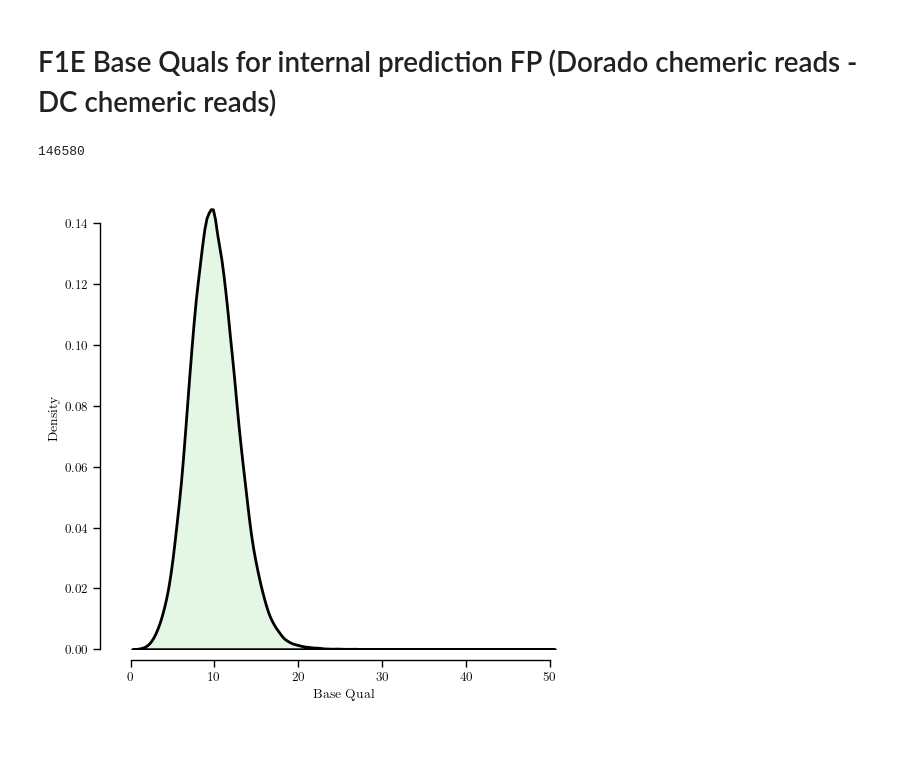
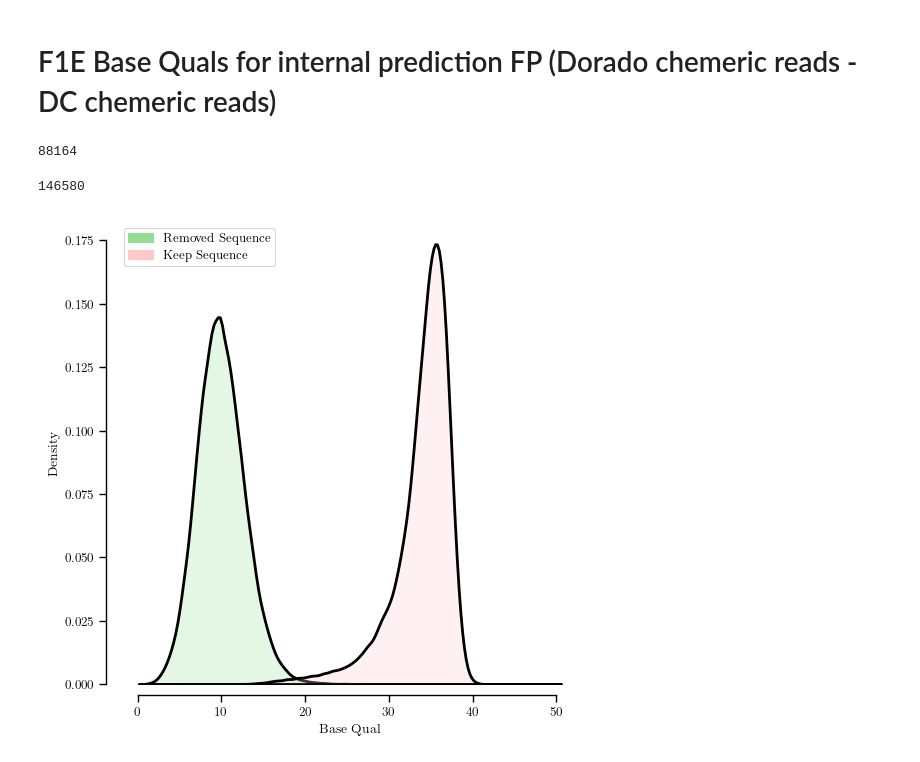
Before and after one commit to cauliyang/deepchopper-paper, a Jupyter notebook: figures/figures.ipynb, the cells around one changed output. Saved outputs shown, nothing was run; the diff lists cells and outputs as text; code cells hidden in the pictures.

```diff
--- a/figures/figures.ipynb
+++ b/figures/figures.ipynb
@@ -152,6 +159,14 @@ plt.savefig(f'blat_for_fp_internal_prediction_cmp_with_dorado.pdf',
 # F1E Base Quals for internal prediction FP (Dorado chemeric reads - DC chemeric reads)
 # %%
 import json
+# %%
+def plot_qual(file_path):
+    from needletail import parse_fastx_file
+    quals = []
+    for record in parse_fastx_file(file_path):
+        current_quals = [ord(i) - 33 for i in list(record.qual)]
+        quals.append(sum(current_quals)/len(current_quals))
+    return quals
 # %%
 # load data
 plot_data = json.load(open("data/internal_prediction_seq_base_quals.json"))
@@ -158,18 +175,29 @@ plot_data = json.load(open("data/internal_prediction_seq_base_quals.json"))
+# %%
+# load data
+plot_qual_left_seq_data = plot_qual("./data/fp_dorado_heyna_vcap002.fq.gz")
 # %%
-plot_data = [ i - 33 for i in plot_data]
+len(plot_qual_left_seq_data)
+# %% [output]
+88164
 # %%
 len(plot_data)
 # %% [output]
 146580
 # %%
 plt.figure(figsize=(6, 6))
-sns.kdeplot(data=plot_data, fill=True, color=c3, edgecolor="k", linewidth=2)
+sns.kdeplot(data=plot_data, fill=True, color=c2, edgecolor="k", linewidth=2)
+sns.kdeplot(data=plot_qual_left_seq_data, fill=True, color=c1, edgecolor="k", linewidth=2)
+
+left_bar = mpatches.Patch(color=c2, label='Removed Sequence')
+right_bar = mpatches.Patch(color=c1, label='Keep Sequence')
+plt.legend(handles=[left_bar, right_bar], loc="upper left")
+
 sns.despine(offset=8, trim=True)
 plt.xlabel("Base Qual")
-# plt.ylabel("Density")
+plt.ylabel("Density")
 plt.savefig(f'base_quals_for_fp_internal_prediction_cmp_with_dorado.pdf',
         bbox_inches='tight',
         dpi=300
         )
 # %% [output]
-[figure, old version]
+[figure, new version]
```
Also changed, not shown: parts of 5 cells of this notebook, 8 other files.
